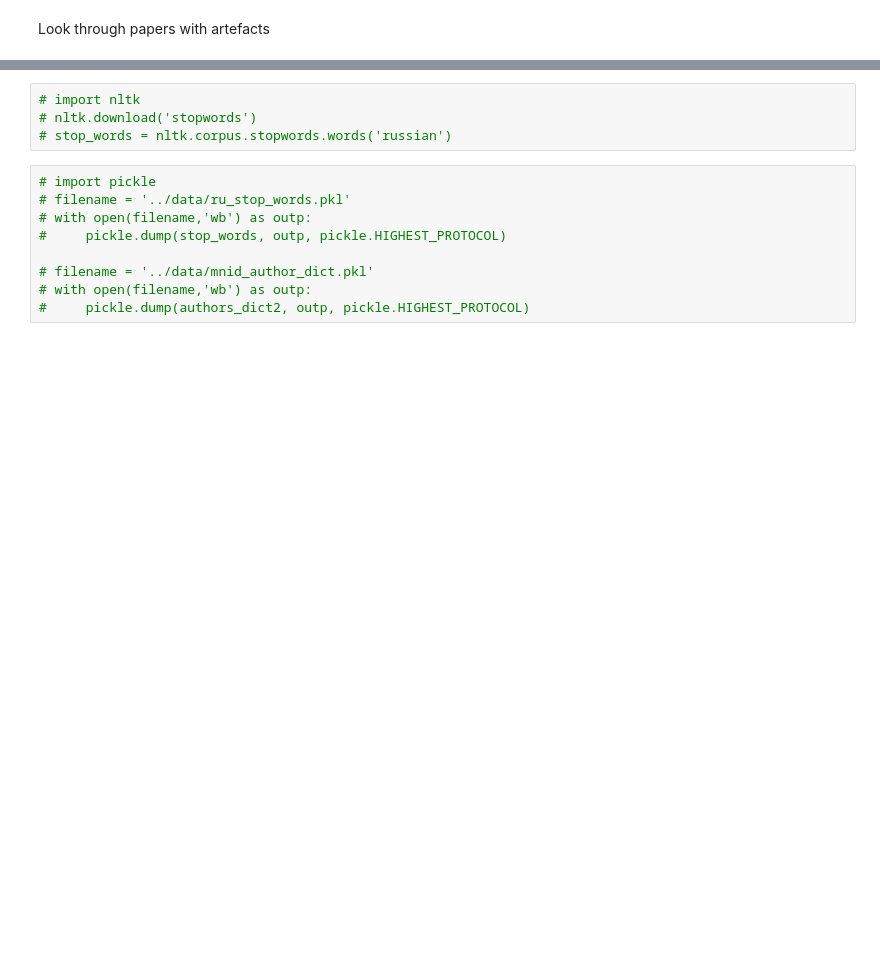
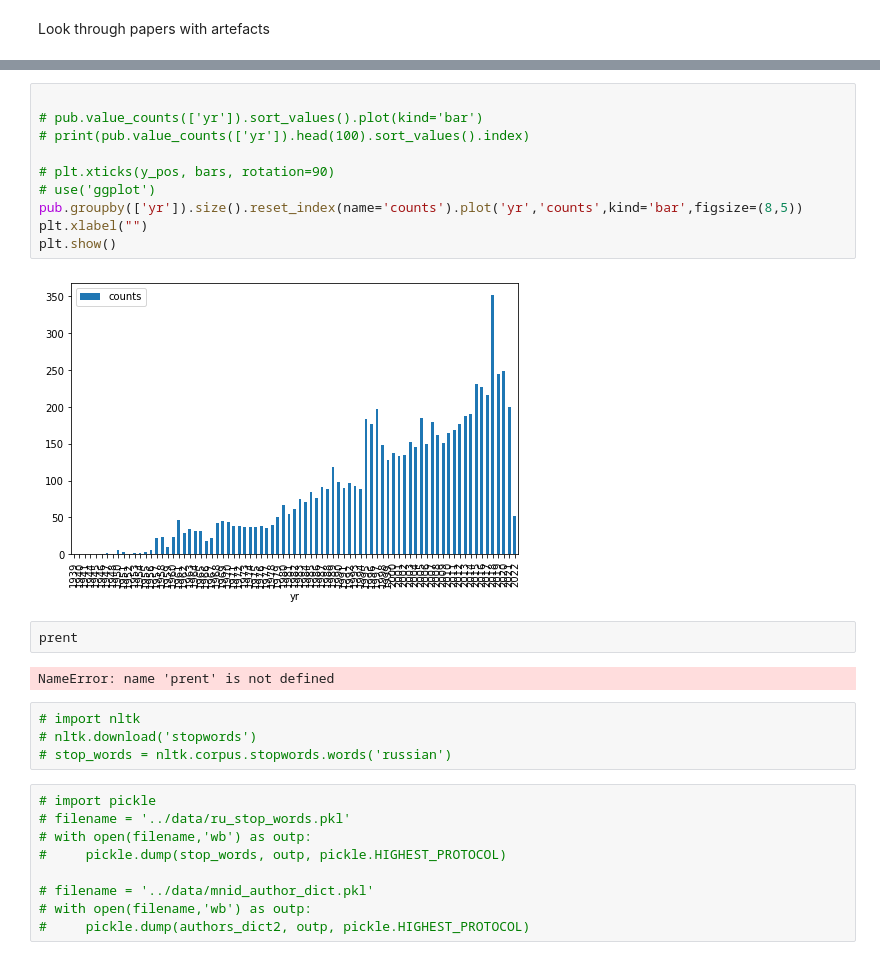
Before and after one commit to bondaleksey/papers-analysis, a Jupyter notebook: notebooks/EDA.ipynb, the cells around one changed output, grey strips where cells are left out. Drawn from its saved outputs; the diff is of its cells as text; blank space fills up the shorter version.

```diff
--- a/notebooks/EDA.ipynb
+++ b/notebooks/EDA.ipynb
@@ -140,3 +263,19 @@ print(f"Count of OLD papers without abstracts {old_count}")
+# %%
+
+# pub.value_counts(['yr']).sort_values().plot(kind='bar')
+# print(pub.value_counts(['yr']).head(100).sort_values().index)
+
+# plt.xticks(y_pos, bars, rotation=90)
+# use('ggplot')
+pub.groupby(['yr']).size().reset_index(name='counts').plot('yr','counts',kind='bar',figsize=(8,5))
+plt.xlabel("")
+plt.show()
+# %% [output]
+[figure, added]
+# %%
+prent
+# %% [output]
+NameError: name 'prent' is not defined
 # %%
 # import nltk
 # nltk.download('stopwords')
```
Also changed, not shown: parts of 32 cells of this notebook, 3 other files.
